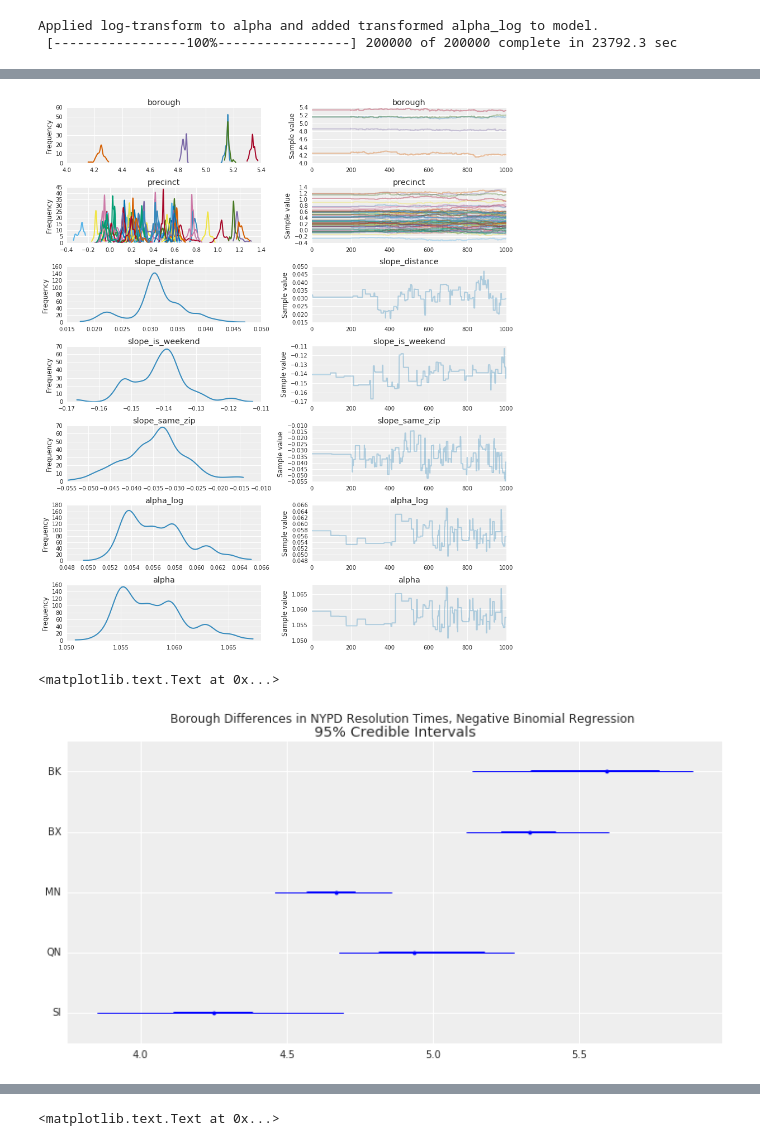
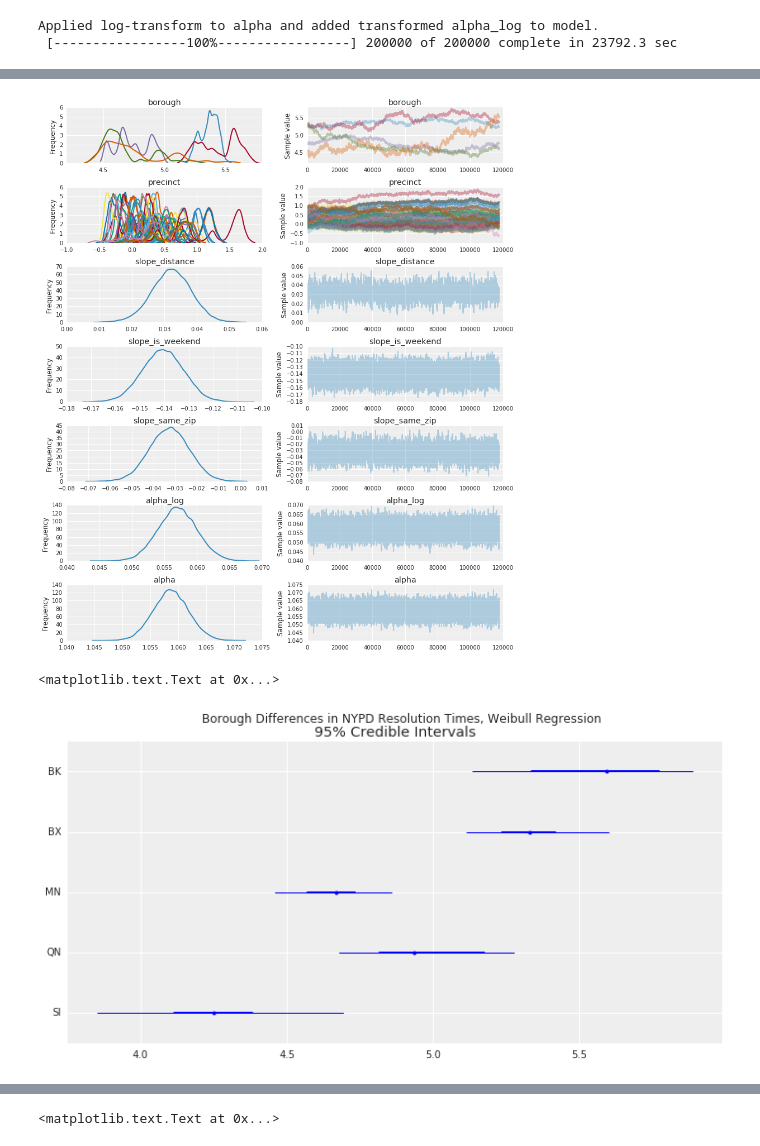
Before and after one commit to jsafyan/edav-final, a Jupyter notebook: EDAV-final-Bayesian.ipynb, the cells around one changed output, grey strips where cells are left out. Cells and saved outputs as stored; diff of their text form; code cells hidden in the pictures.

```diff
--- a/EDAV-final-Bayesian.ipynb
+++ b/EDAV-final-Bayesian.ipynb
@@ -311,14 +315,14 @@ Applied log-transform to alpha and added transformed alpha_log to model.
 # %%
-_ = pm.traceplot(w_trace[1:])
+_ = pm.traceplot(w_trace[10000:])
 # %% [output]
-[figure, old version]
+[figure, new version]
 # %%
 _ = plt.figure(figsize=(10, 5))
 _ = pm.forestplot(trace[10000:], vars=['borough'], ylabels=boroughs)
-plt.suptitle("Borough Differences in NYPD Resolution Times, Negative Binomial Regression", size=12)
+plt.suptitle("Borough Differences in NYPD Resolution Times, Weibull Regression", size=12)
 # %% [output]
 <matplotlib.text.Text at 0x...>
-[figure, old version]
+[figure, new version]
 # %%
 oos = nypd[(~nypd.index.isin(df.index)) & (nypd.responsetime < 400)].sample(n=5000)
 # %%
```
Also changed, not shown: parts of 19 cells of this notebook.
